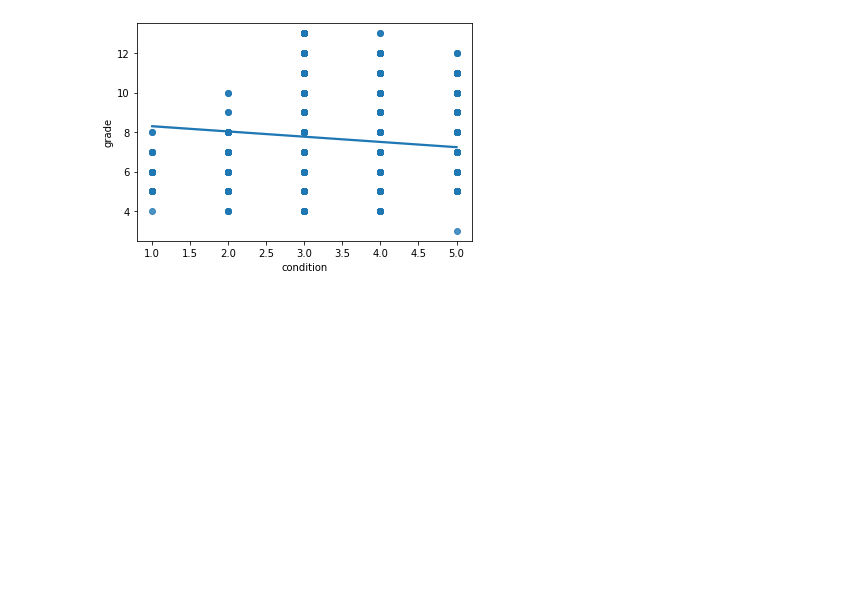
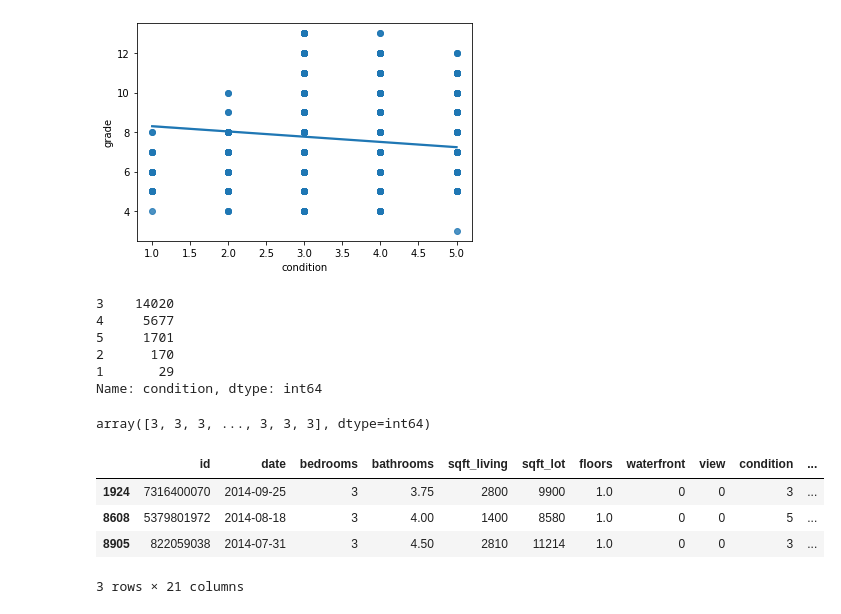
Before and after one commit to chiarab22/FinalProyect, a Jupyter notebook: Final project/python_notebook/python_questions.ipynb, the cells around one changed output. Saved outputs shown, nothing was run; the diff lists cells and outputs as text; code cells hidden in the pictures; blank space fills up the shorter version.

```diff
--- a/Final project/python_notebook/python_questions.ipynb
+++ b/Final project/python_notebook/python_questions.ipynb
@@ -196,3 +196,33 @@ sns.regplot(x=col1, y=col2)
 # %% [output]
 <AxesSubplot:xlabel='condition', ylabel='grade'>
 [figure]
+# %%
+
+
+df['condition'].value_counts()
+# %% [output]
+3    14020
+4     5677
+5     1701
+2      170
+1       29
+Name: condition, dtype: int64
+# %%
+df.condition.values
+# %% [output]
+array([3, 3, 3, ..., 3, 3, 3], dtype=int64)
+# %%
+habitaciones=df['bedrooms'] = 3 or 4
+baños=df['bathrooms'] >3
+pisos=df['floors'] ==1
+waterfront=df['waterfront'] ==0
+condition=df['condition'] >=3
+grade=df['grade'] >=5
+price=df['price'] < 300000
+df[habitaciones & baños & pisos & waterfront & condition & grade & price]
+# %% [output]
+|  | id | date | bedrooms | bathrooms | sqft_living | sqft_lot | floors | waterfront | view | condition | ... |
+| 1924 | 7316400070 | 2014-09-25 | 3 | 3.75 | 2800 | 9900 | 1.0 | 0 | 0 | 3 | ... |
+| 8608 | 5379801972 | 2014-08-18 | 3 | 4.00 | 1400 | 8580 | 1.0 | 0 | 0 | 5 | ... |
+| 8905 | 822059038 | 2014-07-31 | 3 | 4.50 | 2810 | 11214 | 1.0 | 0 | 0 | 3 | ... |
+3 rows × 21 columns
```
Also changed, not shown: parts of 2 cells of this notebook.
